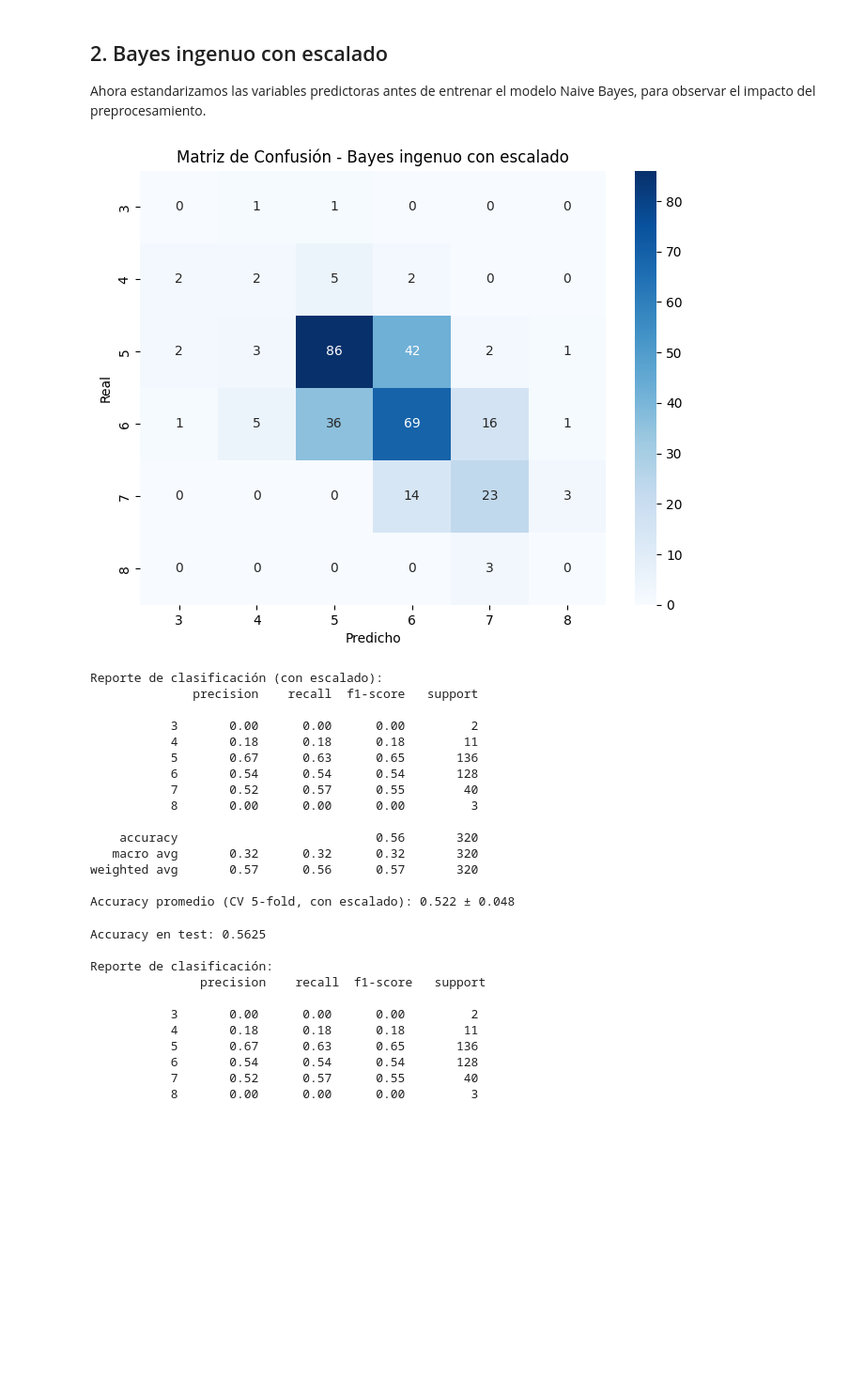
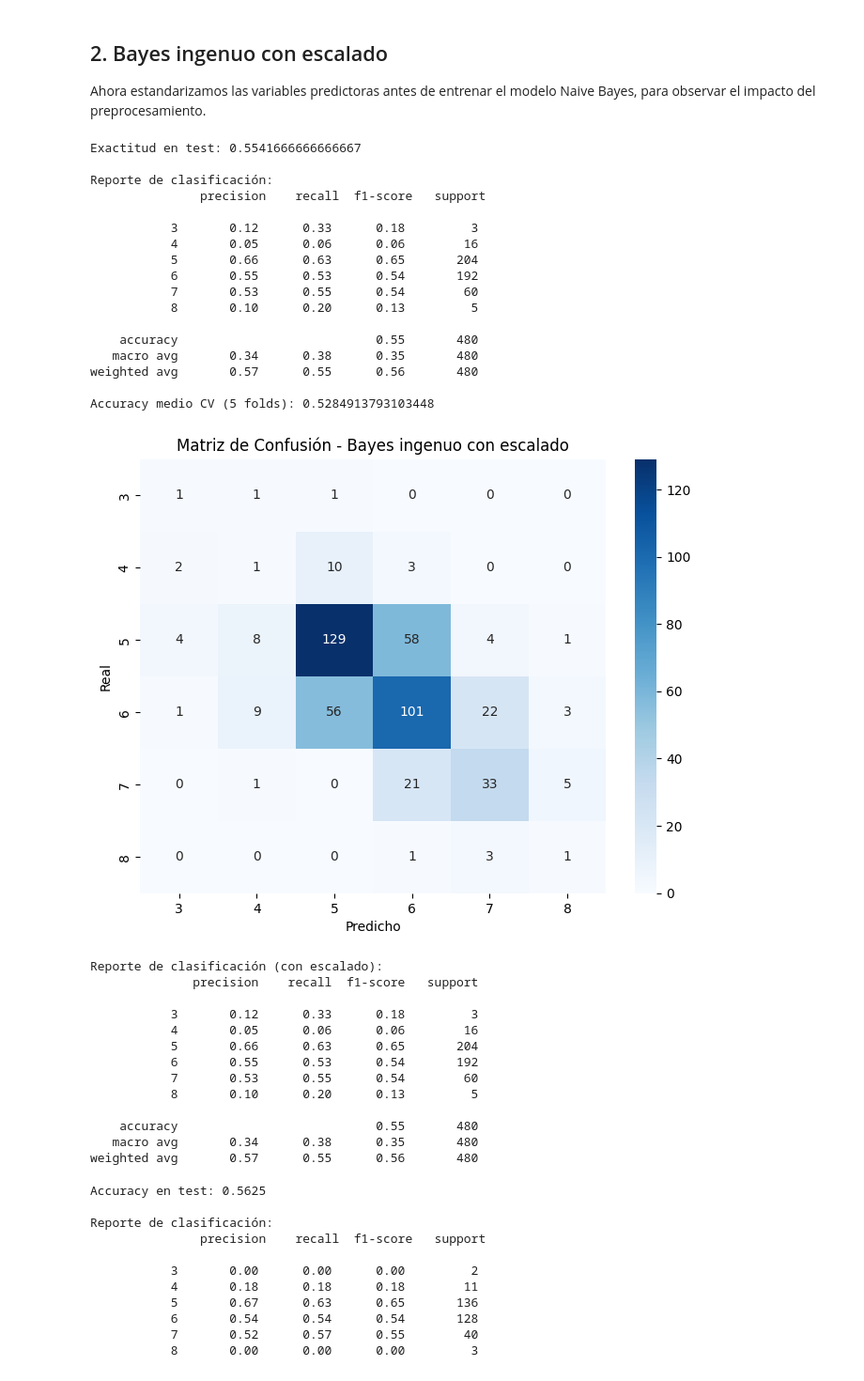
Before and after one commit to matycody/TP-1, a Jupyter notebook: clasificacion/bayes_ingenuo.ipynb, the cells around one changed output. Shown at 94% size. Cells and saved outputs as stored; diff of their text form; code cells hidden in the pictures; blank space fills up the shorter version.

```diff
--- a/clasificacion/bayes_ingenuo.ipynb
+++ b/clasificacion/bayes_ingenuo.ipynb
@@ -72,7 +72,7 @@ import numpy as np
 from sklearn.model_selection import train_test_split, cross_val_score
 from sklearn.preprocessing import StandardScaler
 from sklearn.naive_bayes import GaussianNB
-from sklearn.metrics import confusion_matrix, classification_report
+from sklearn.metrics import confusion_matrix, classification_report,accuracy_score
 import matplotlib.pyplot as plt
 import seaborn as sns
 
@@ -90,54 +90,73 @@ df = pd.read_csv('winequality-red.csv', sep=';')
 X = df.drop('quality', axis=1)
 y = df['quality']
 
 # Separar en train y test
-X_train, X_test, y_train, y_test = train_test_split(X, y, test_size=0.2, random_state=42, stratify=y)
+X_train, X_test, y_train, y_test = train_test_split(X, y, test_size=0.3, random_state=42, stratify=y)
 
 # Escalar variables
 scaler = StandardScaler()
 X_train_scaled = scaler.fit_transform(X_train)
 X_test_scaled = scaler.transform(X_test)
 
 # Modelo Naive Bayes
 nb = GaussianNB()
 nb.fit(X_train_scaled, y_train)
 
 # Predicciones
 y_pred = nb.predict(X_test_scaled)
 
+# Evaluación
+print('Exactitud en test:', accuracy_score(y_test, y_pred))
+print('\nReporte de clasificación:\n', classification_report(y_test, y_pred))
+
+# Cross-validation
+scores = cross_val_score(nb, X, y, cv=5, scoring='accuracy')
+print('Accuracy medio CV (5 folds):', scores.mean())
+
 # Matriz de confusión
 cm = confusion_matrix(y_test, y_pred)
 plt.figure(figsize=(8,6))
 sns.heatmap(cm, annot=True, fmt='d', cmap='Blues', xticklabels=sorted(y.unique()), yticklabels=sorted(y.unique()))
 plt.xlabel('Predicho')
 plt.ylabel('Real')
 plt.title('Matriz de Confusión - Bayes ingenuo con escalado')
 plt.show()
 
 # Reporte de clasificación
 print('Reporte de clasificación (con escalado):')
 print(classification_report(y_test, y_pred))
-
-# Cross-validation
-scores = cross_val_score(nb, scaler.transform(X), y, cv=5)
-print(f'Accuracy promedio (CV 5-fold, con escalado): {scores.mean():.3f} ± {scores.std():.3f}')
 # %% [output]
+Exactitud en test: 0.5541666666666667
+
+Reporte de clasificación:
+               precision    recall  f1-score   support
+
+           3       0.12      0.33      0.18         3
+           4       0.05      0.06      0.06        16
+           5       0.66      0.63      0.65       204
+           6       0.55      0.53      0.54       192
+           7       0.53      0.55      0.54        60
+           8       0.10      0.20      0.13         5
+
+    accuracy                           0.55       480
+   macro avg       0.34      0.38      0.35       480
+weighted avg       0.57      0.55      0.56       480
+
+Accuracy medio CV (5 folds): 0.5284913793103448
-[figure, old version]
+[figure, new version]
-Reporte de clasificación (con escalado):
-              precision    recall  f1-score   support
-
-           3       0.00      0.00      0.00         2
-           4       0.18      0.18      0.18        11
-           5       0.67      0.63      0.65       136
-           6       0.54      0.54      0.54       128
-           7       0.52      0.57      0.55        40
-           8       0.00      0.00      0.00         3
-
-    accuracy                           0.56       320
-   macro avg       0.32      0.32      0.32       320
-weighted avg       0.57      0.56      0.57       320
-
-Accuracy promedio (CV 5-fold, con escalado): 0.522 ± 0.048
+Reporte de clasificación (con escalado):
+              precision    recall  f1-score   support
+
+           3       0.12      0.33      0.18         3
+           4       0.05      0.06      0.06        16
+           5       0.66      0.63      0.65       204
+           6       0.55      0.53      0.54       192
+           7       0.53      0.55      0.54        60
+           8       0.10      0.20      0.13         5
+
+    accuracy                           0.55       480
+   macro avg       0.34      0.38      0.35       480
+weighted avg       0.57      0.55      0.56       480
 # %%
 # --- 0) Librerías
 from sklearn.naive_bayes import GaussianNB
```
Also changed, not shown: parts of 2 cells of this notebook, 11 other files.
